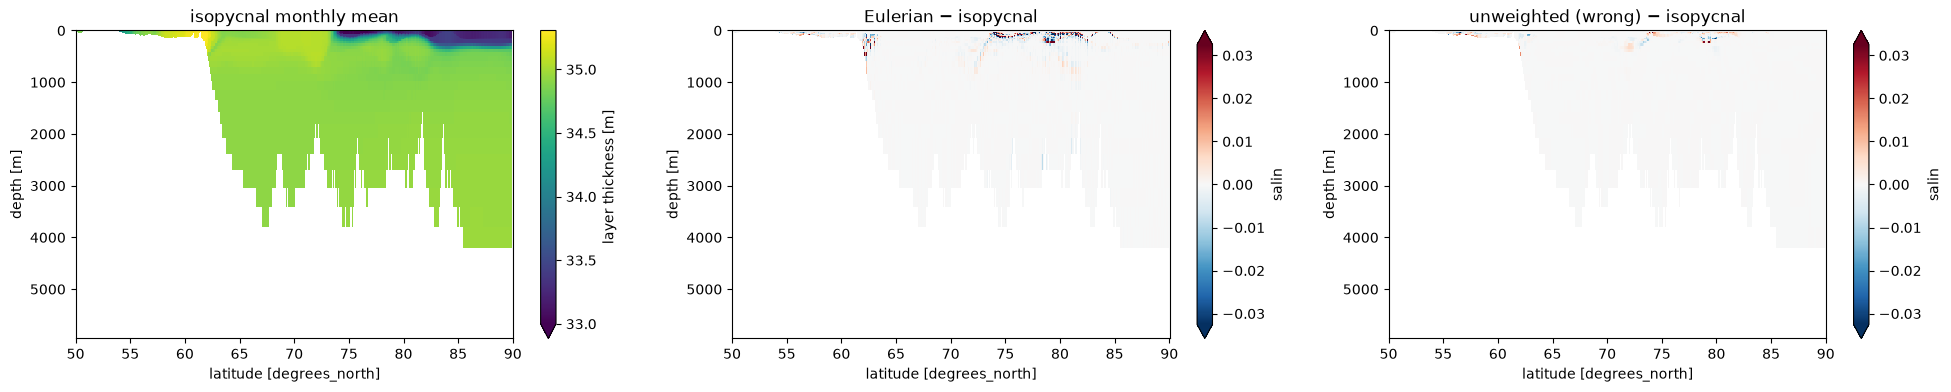
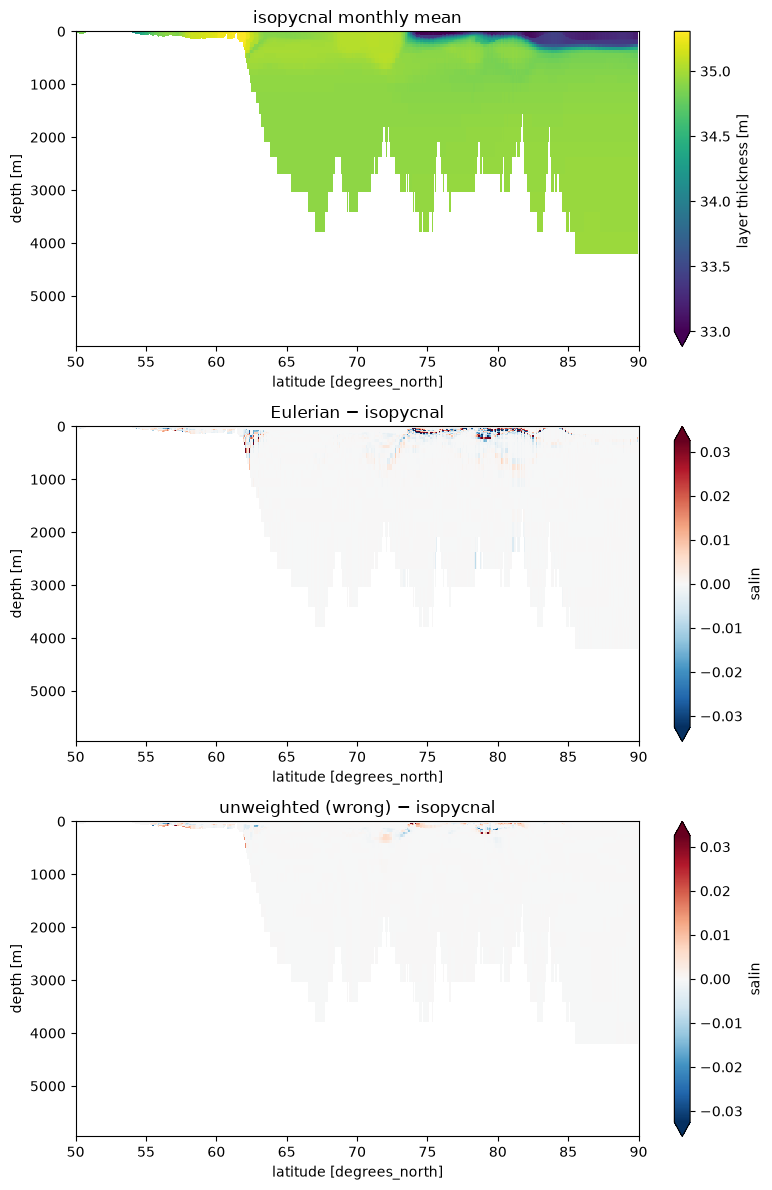
Unified diff of the notebook cell whose output changed from the first chart to the second:
--- before
+++ after
@@ -3,5 +3,6 @@
 lim = float(abs(d_eul).quantile(0.99))            # shared colour scale
 
-fig, axs = plt.subplots(1, 3, figsize=(24, 4))
+fig, axs = plt.subplots(3, 1, figsize=(8, 12))
+
 sec_iso.plot(ax=axs[0], vmin=33, cmap="viridis", **kw)
 d_eul.plot(ax=axs[1], cmap="RdBu_r", vmin=-lim, vmax=lim, **kw)
@@ -12,2 +13,4 @@
 for ax in axs:
     ax.set_xlim(50, None)
+
+fig.tight_layout()

Commit: More readable plots